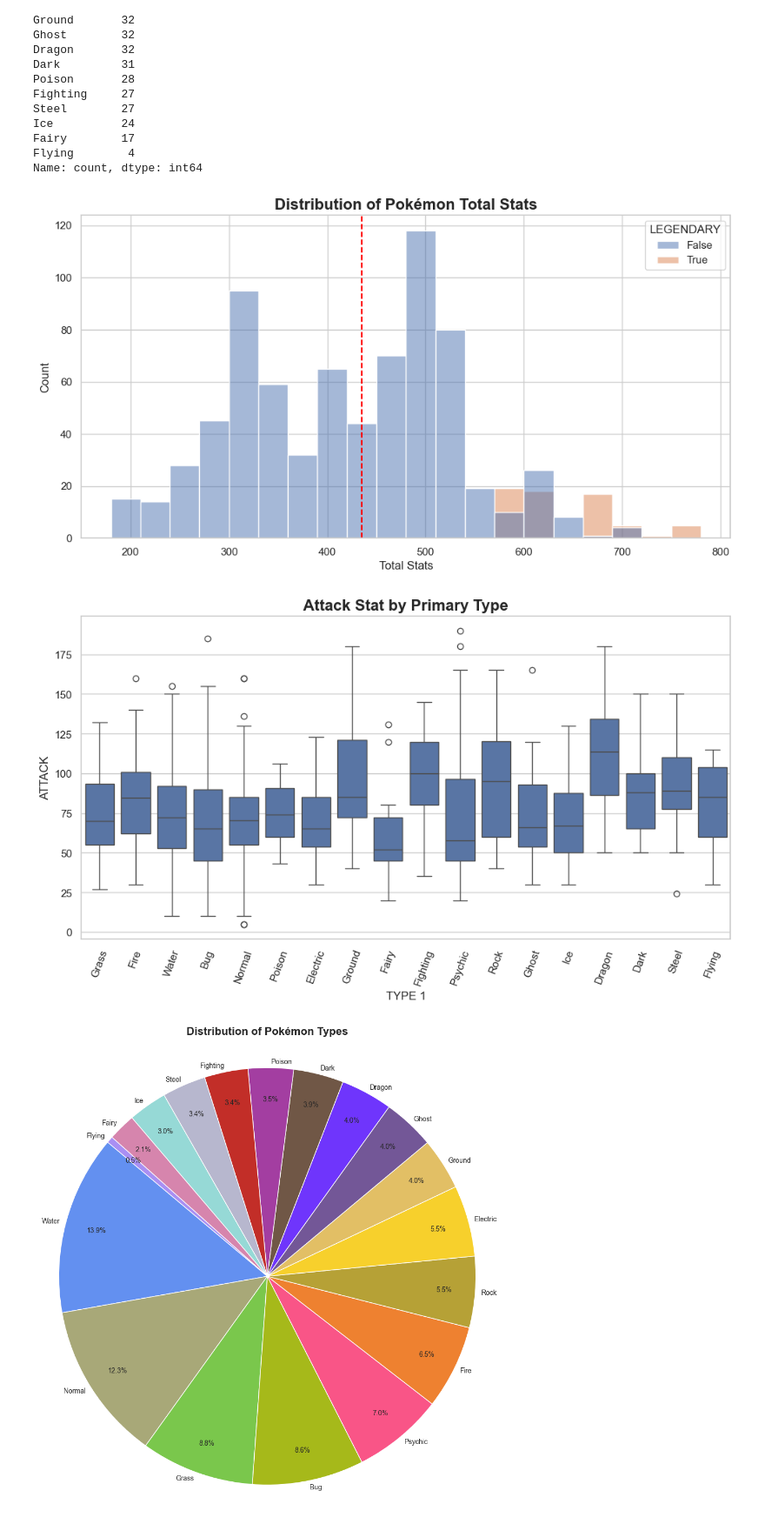
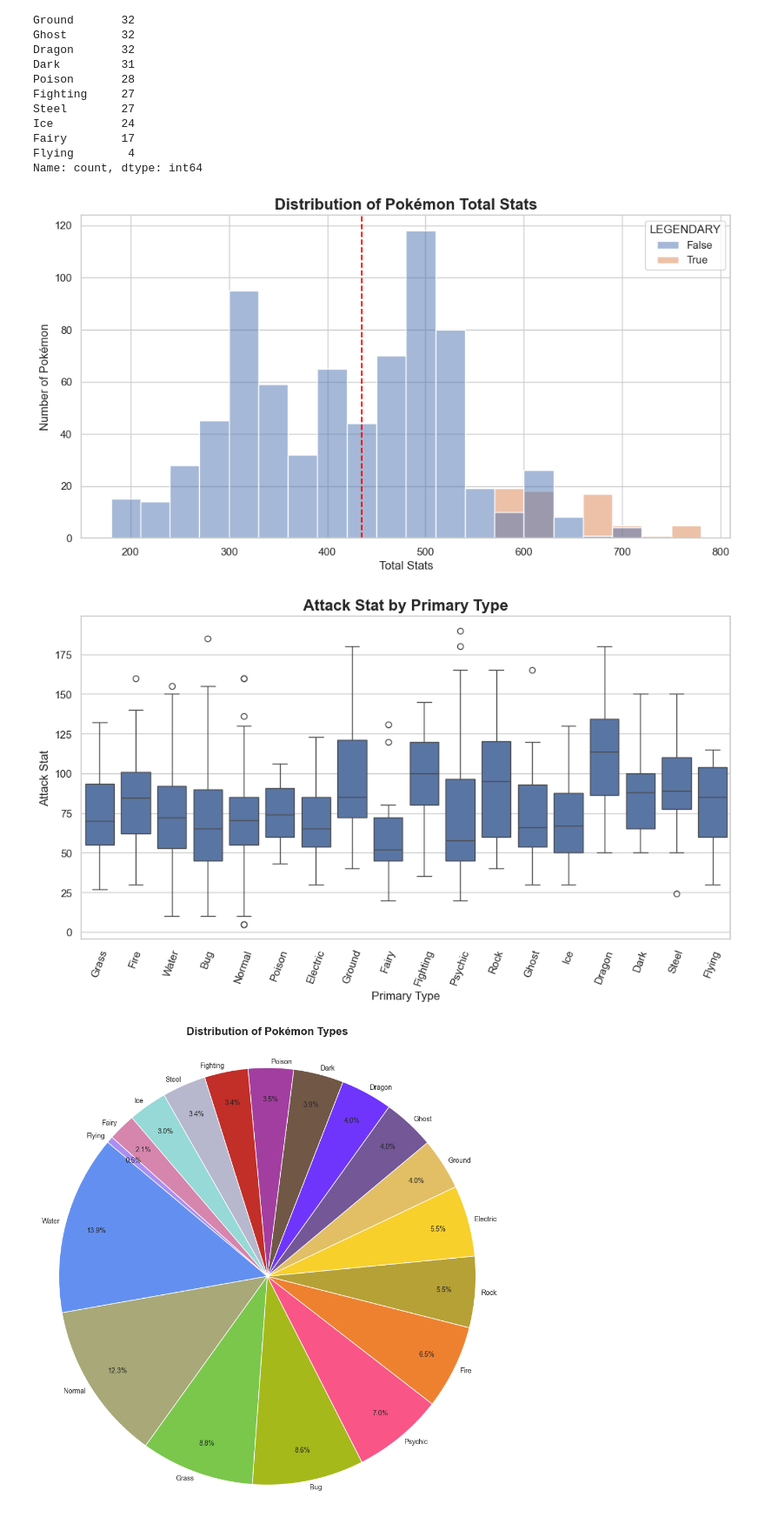
Before and after one commit to brunobrsr1/pokemon-eda, a Jupyter notebook: pokemon-eda.ipynb, the cells around one changed output. Shown: that part at 87% size. Saved outputs shown, nothing was run; the diff lists cells and outputs as text; code cells hidden in the pictures.

```diff
--- a/pokemon-eda.ipynb
+++ b/pokemon-eda.ipynb
@@ -260,9 +260,10 @@ Let's visualize and analyze the data!
 # %%
 plt.figure(figsize=(12, 6))
 sns.histplot(data=df, x='TOTAL', bins= 20, hue='LEGENDARY')
 plt.title('Distribution of Pokémon Total Stats', fontsize=16, fontweight='bold')
 plt.xlabel('Total Stats')
+plt.ylabel('Number of Pokémon')
 plt.axvline(df['TOTAL'].mean(), color = 'red', linestyle='dashed', label='Mean')
 plt.show()
 # %% [output]
-[figure, old version]
+[figure, new version]
@@ -271,7 +276,9 @@ plt.show()
 plt.figure(figsize=(12, 6))
 sns.boxplot(x='TYPE 1', y='ATTACK', data=df)
 plt.xticks(rotation=70)
+plt.xlabel('Primary Type', )
+plt.ylabel('Attack Stat')
 plt.title('Attack Stat by Primary Type', fontsize=16, fontweight='bold')
 plt.show()
 # %% [output]
-[figure, old version]
+[figure, new version]
```
Also changed, not shown: parts of 7 cells of this notebook.
